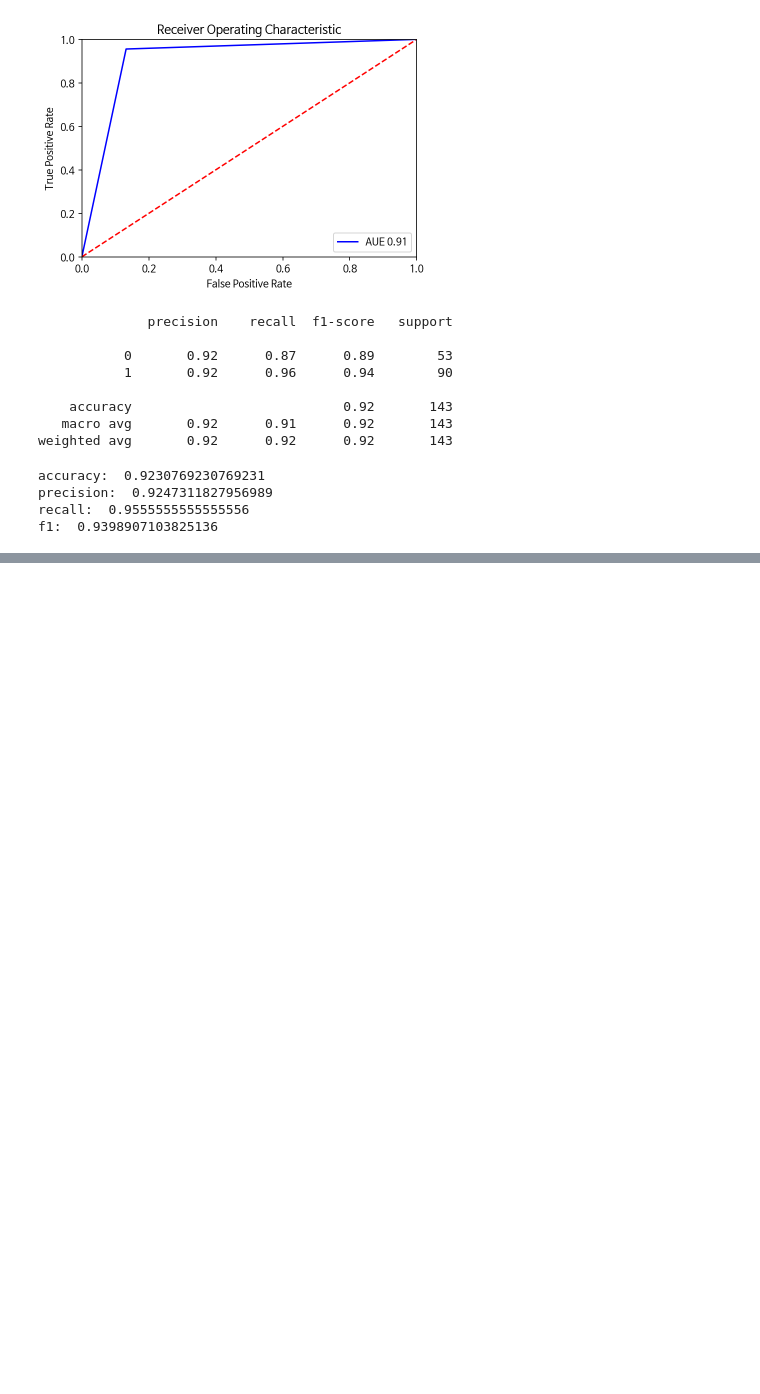
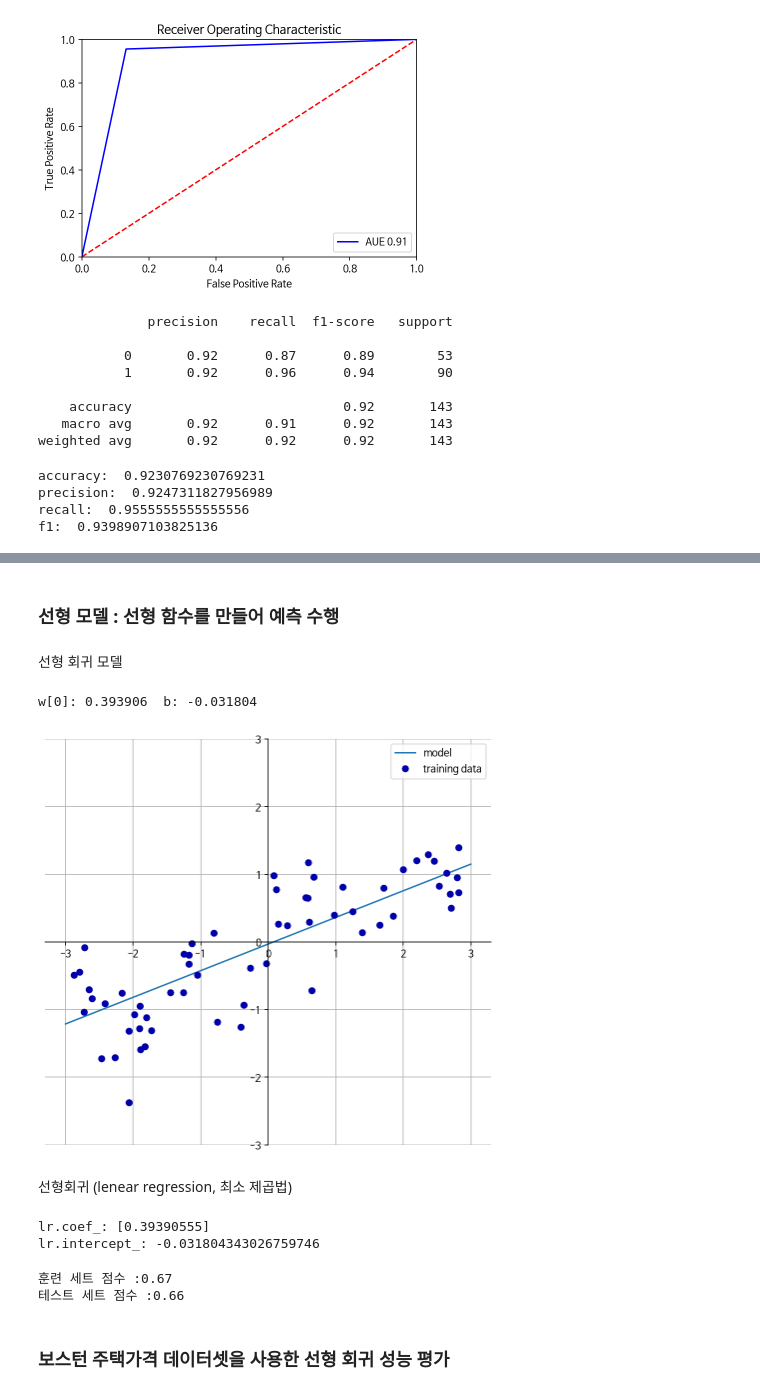
Before and after one commit to imjoung/DataScience, a Jupyter notebook: ml/03_지도학습(supervised_learning)분류와_회귀.ipynb, the cells around one changed output, grey strips where cells are left out. Cells and saved outputs as stored; diff of their text form; code cells hidden in the pictures; blank space fills up the shorter version.

```diff
--- a/ml/03_지도학습(supervised_learning)분류와_회귀.ipynb
+++ b/ml/03_지도학습(supervised_learning)분류와_회귀.ipynb
@@ -248,0 +308,11 @@ f1:  0.9398907103825136
+# %% [markdown]
+### 선형 모델 : 선형 함수를 만들어 예측 수행
+# %% [markdown]
+선형 회귀 모델
+# %%
+mglearn.plots.plot_linear_regression_wave()
+# %% [output]
+w[0]: 0.393906  b: -0.031804
+[figure, added]
+# %% [markdown]
+선형회귀 (lenear regression, 최소 제곱법)
@@ -248,0 +328,17 @@ f1:  0.9398907103825136
+# %%
+# lr 객체 확인하기
+print("lr.coef_:",lr.coef_)
+print("lr.intercept_:",lr.intercept_)
+# %% [output]
+lr.coef_: [0.39390555]
+lr.intercept_: -0.031804343026759746
+# %%
+# 성능 평가
+print("훈련 세트 점수 :{:.2f}".format(lr.score(X_train,y_train)))
+print("테스트 세트 점수 :{:.2f}".format(lr.score(X_test,y_test)))
+# -> 훈련-테스트 세트의 점수가 비슷하거나 낮으면 과소 적합된 상황
+# %% [output]
+훈련 세트 점수 :0.67
+테스트 세트 점수 :0.66
+# %% [markdown]
+### 보스턴 주택가격 데이터셋을 사용한 선형 회귀 성능 평가
```
Also changed, not shown: parts of 20 cells of this notebook.
